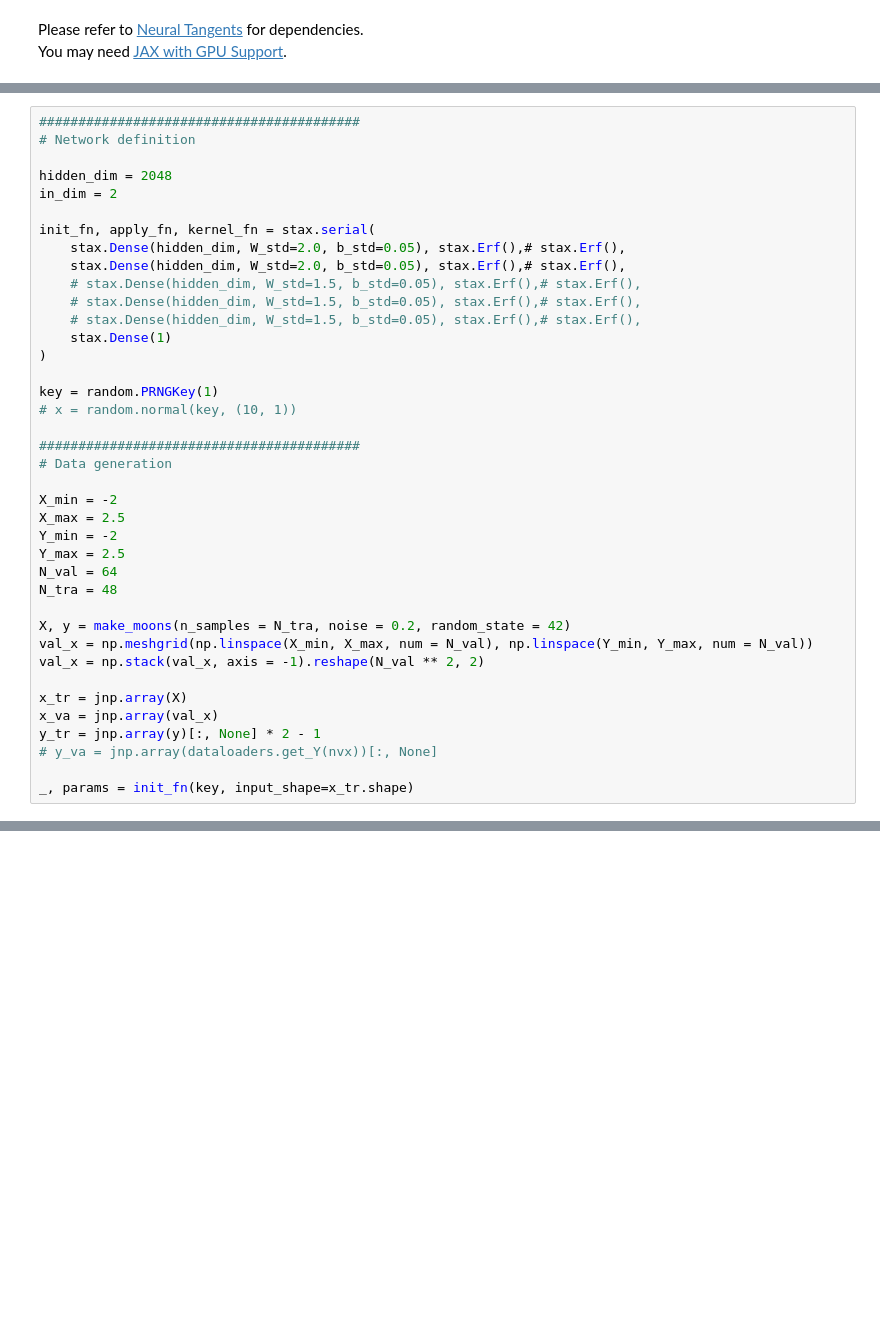
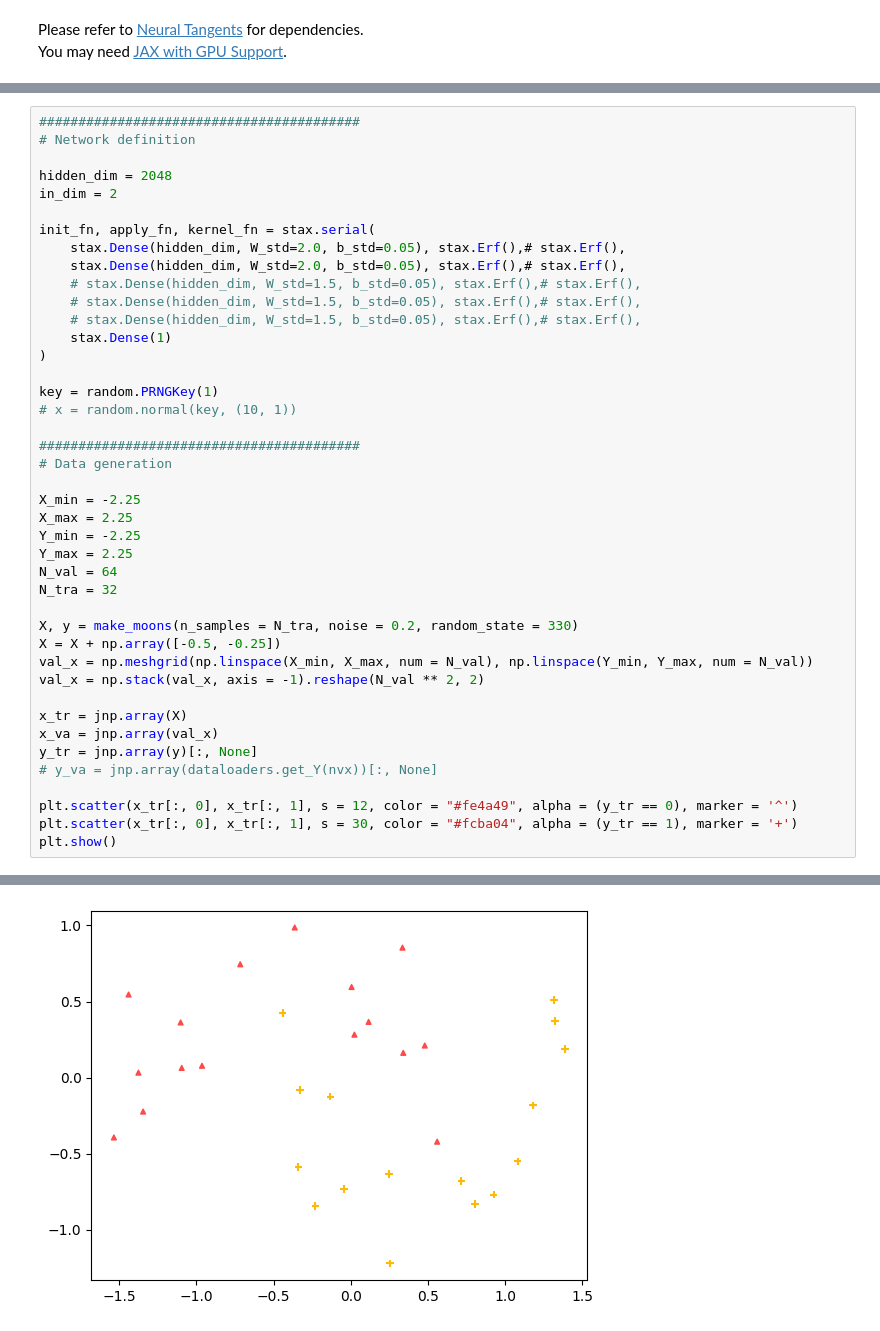
Before and after one commit to betairylia/Active-learning-features, a Jupyter notebook: refactored-aaai25/infwidth-classification.ipynb, the cells around one changed output, grey strips where cells are left out. Drawn from its saved outputs; the diff is of its cells as text; blank space fills up the shorter version.

```diff
--- a/refactored-aaai25/infwidth-classification.ipynb
+++ b/refactored-aaai25/infwidth-classification.ipynb
@@ -38,20 +38,24 @@ key = random.PRNGKey(1)
 #########################################
 # Data generation
 
-X_min = -2
-X_max = 2.5
-Y_min = -2
-Y_max = 2.5
+X_min = -2.25
+X_max = 2.25
+Y_min = -2.25
+Y_max = 2.25
 N_val = 64
-N_tra = 48
+N_tra = 32
 
-X, y = make_moons(n_samples = N_tra, noise = 0.2, random_state = 42)
+X, y = make_moons(n_samples = N_tra, noise = 0.2, random_state = 330)
+X = X + np.array([-0.5, -0.25])
 val_x = np.meshgrid(np.linspace(X_min, X_max, num = N_val), np.linspace(Y_min, Y_max, num = N_val))
 val_x = np.stack(val_x, axis = -1).reshape(N_val ** 2, 2)
 
 x_tr = jnp.array(X)
 x_va = jnp.array(val_x)
-y_tr = jnp.array(y)[:, None] * 2 - 1
+y_tr = jnp.array(y)[:, None]
 # y_va = jnp.array(dataloaders.get_Y(nvx))[:, None]
 
-_, params = init_fn(key, input_shape=x_tr.shape)
+plt.scatter(x_tr[:, 0], x_tr[:, 1], s = 12, color = "#fe4a49", alpha = (y_tr == 0), marker = '^')
+plt.scatter(x_tr[:, 0], x_tr[:, 1], s = 30, color = "#fcba04", alpha = (y_tr == 1), marker = '+')
+plt.show()
+# %% [output]
@@ -58,3 +63,4 @@ _, params = init_fn(key, input_shape=x_tr.shape)
+[figure, added]
 # %%
 print(y_tr)
 # %% [output]
```
Also changed, not shown: parts of 9 cells of this notebook, 9 other files.
